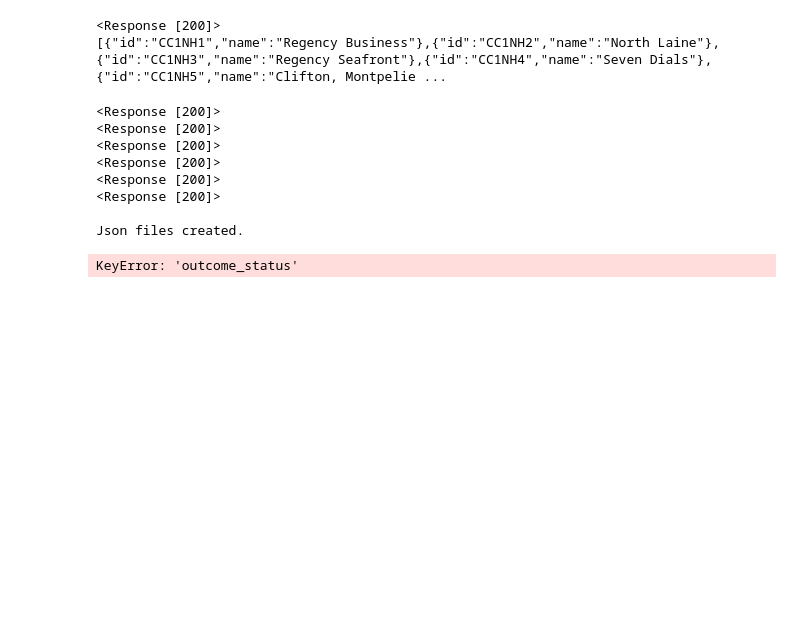
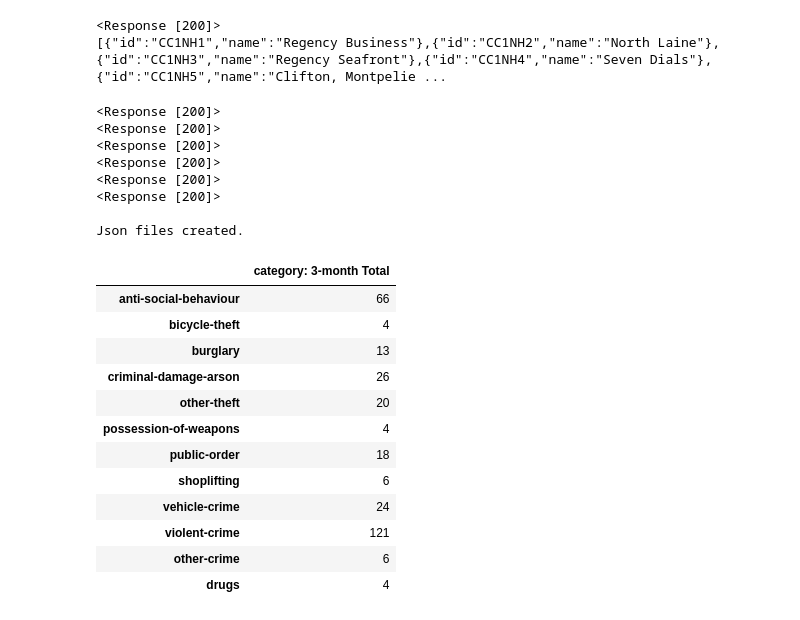
Before and after one commit to jordancccac/fall21python2_jc, a Jupyter notebook: Crime_Analytics_API_Project/Crime_Analytics_API_Project.ipynb, the cells around one changed output. Drawn from its saved outputs; the diff is of its cells as text; code cells hidden in the pictures; blank space fills up the shorter version.

```diff
--- a/Crime_Analytics_API_Project/Crime_Analytics_API_Project.ipynb
+++ b/Crime_Analytics_API_Project/Crime_Analytics_API_Project.ipynb
@@ -337,9 +341,21 @@ def data_search(date1,date2,date3,dict_key):
     return valuesdft.loc[valuesdft[dict_key+': 3-month Total']>2]
 # %%
 
-data_search('2019-09','2019-10','2019-11','outcome_status')
+data_search('2019-09','2019-10','2019-11','category')
 # %% [output]
-KeyError: 'outcome_status'
+|  | category: 3-month Total |
+| anti-social-behaviour | 66 |
+| bicycle-theft | 4 |
+| burglary | 13 |
+| criminal-damage-arson | 26 |
+| other-theft | 20 |
+| possession-of-weapons | 4 |
+| public-order | 18 |
+| shoplifting | 6 |
+| vehicle-crime | 24 |
+| violent-crime | 121 |
+| other-crime | 6 |
+| drugs | 4 |
 # %%
 def analytics_graph(date1,date2,date3,search_item):
 
```
Also changed, not shown: parts of 7 cells of this notebook.
